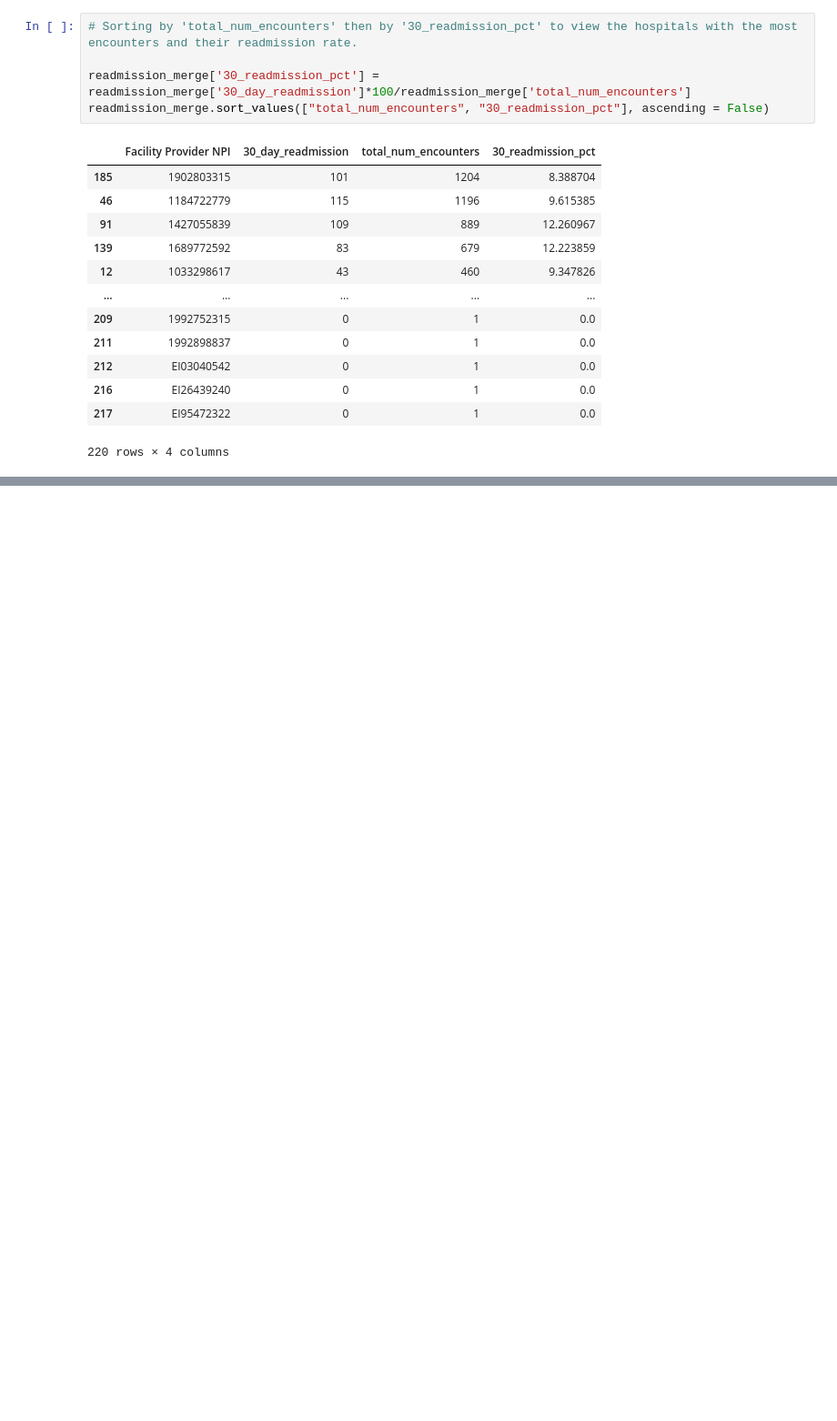
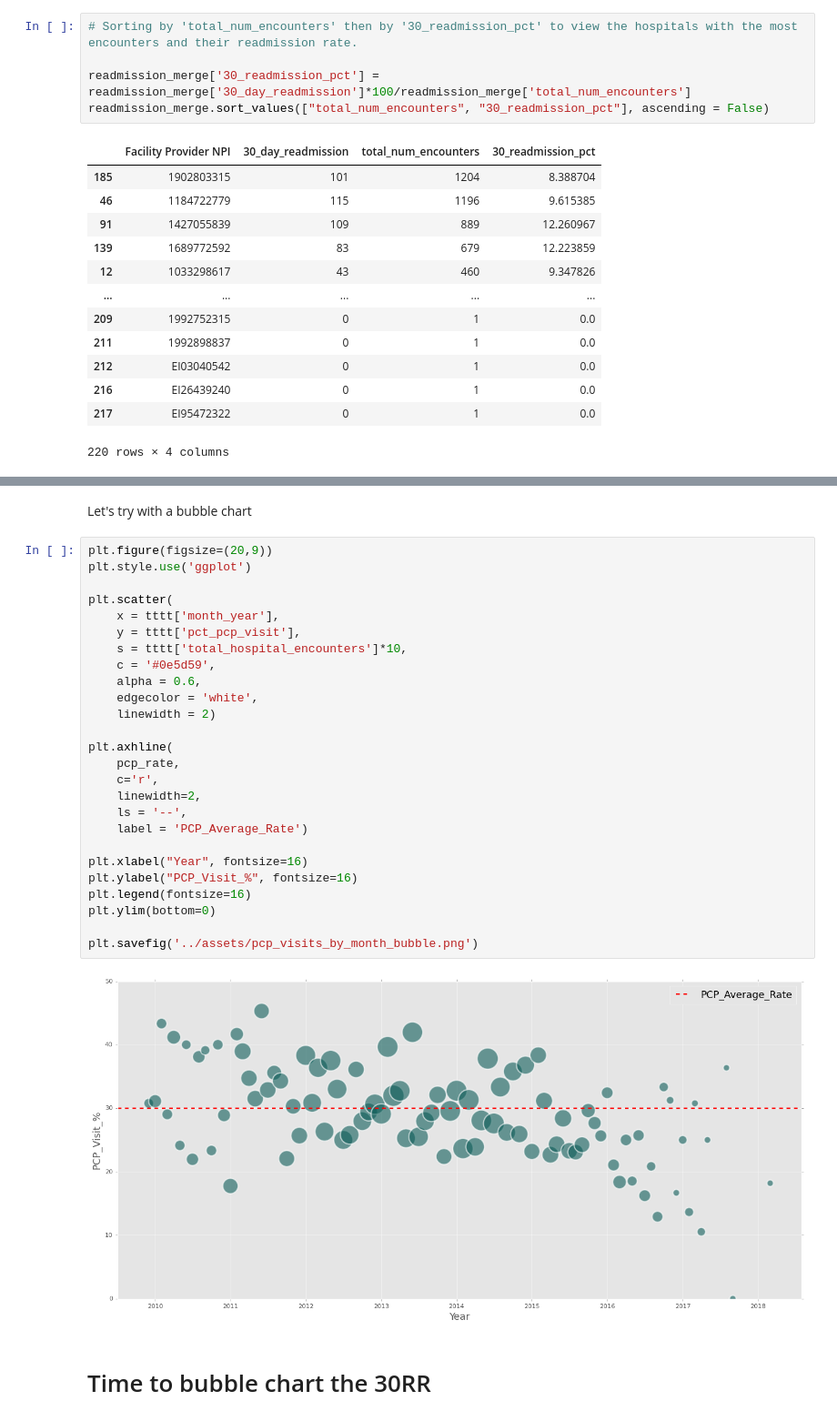
Before and after one commit to rghertel/hospital-readmission-not-koalas, a Jupyter notebook: notebook/hospital_readmission.ipynb, the cells around one changed output, grey strips where cells are left out. Shown at 91% size. Drawn from its saved outputs; the diff is of its cells as text; blank space fills up the shorter version.

```diff
--- a/notebook/hospital_readmission.ipynb
+++ b/notebook/hospital_readmission.ipynb
@@ -615,0 +707,32 @@ Name: Patient ID, Length: 4701, dtype: int64
+# %% [markdown]
+Let's try with a bubble chart
+# %%
+plt.figure(figsize=(20,9))
+plt.style.use('ggplot')
+
+plt.scatter(
+    x = tttt['month_year'],
+    y = tttt['pct_pcp_visit'],
+    s = tttt['total_hospital_encounters']*10,
+    c = '#0e5d59',
+    alpha = 0.6,
+    edgecolor = 'white',
+    linewidth = 2)
+
+plt.axhline(
+    pcp_rate,
+    c='r',
+    linewidth=2,
+    ls = '--',
+    label = 'PCP_Average_Rate')
+
+plt.xlabel("Year", fontsize=16)
+plt.ylabel("PCP_Visit_%", fontsize=16)
+plt.legend(fontsize=16)
+plt.ylim(bottom=0)
+
+plt.savefig('../assets/pcp_visits_by_month_bubble.png')
+# %% [output]
+[figure, added]
+# %% [markdown]
+# Time to bubble chart the 30RR
```
Also changed, not shown: parts of 22 cells of this notebook, 2 other files.
